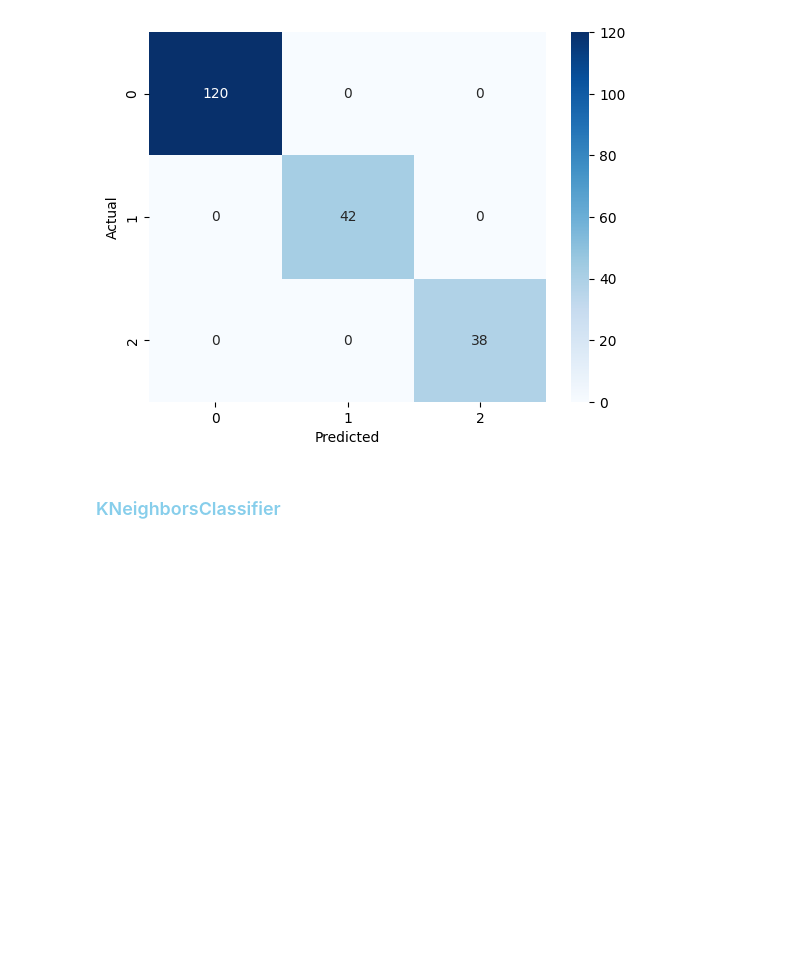
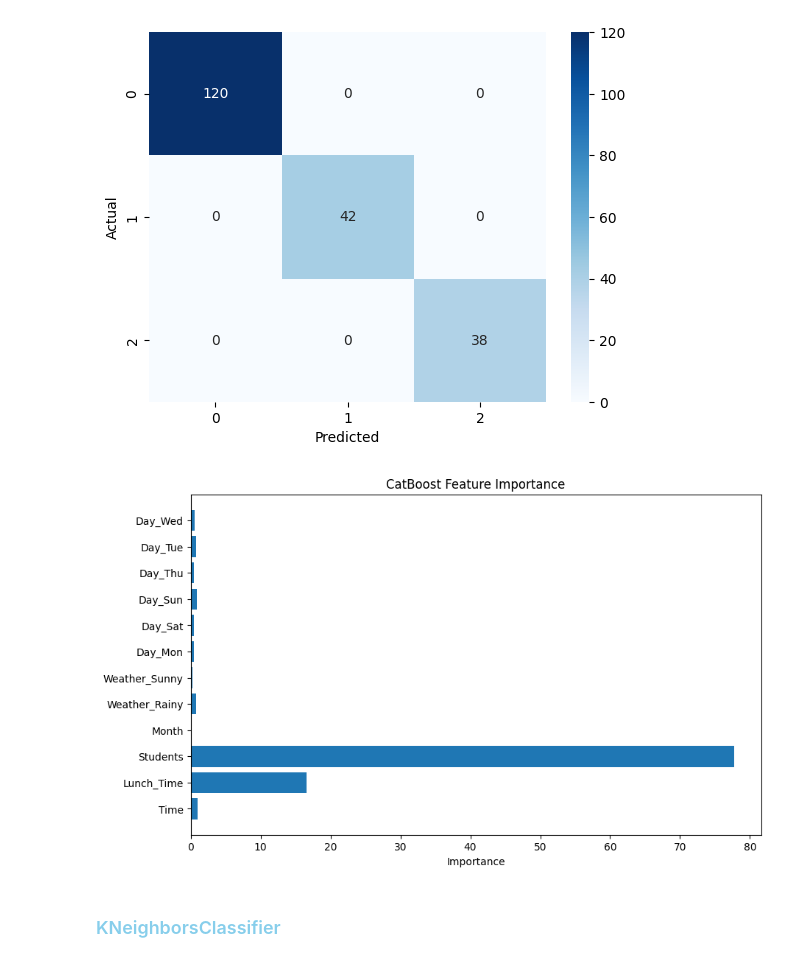
Before and after one commit to Wasima230Sultana/MU-Canteen-Rush-Predictor, a Jupyter notebook: Canteen-rush.ipynb, the cells around one changed output. Drawn from its saved outputs; the diff is of its cells as text; code cells hidden in the pictures; blank space fills up the shorter version.

Commit message:
CatBoost Feature Importance

```diff
--- a/Canteen-rush.ipynb
+++ b/Canteen-rush.ipynb
@@ -1068,6 +1068,19 @@ plt.ylabel("Actual")
 plt.show()
 # %% [output]
 [figure]
+# %%
+# 1️⃣ Get feature importance
+feature_importances = modelcat.get_feature_importance()
+feature_names = X_train.columns  # assuming X_train is a pandas DataFrame
+
+# 2️⃣ Plot
+plt.figure(figsize=(10,6))
+plt.barh(feature_names, feature_importances)
+plt.xlabel("Importance")
+plt.title("CatBoost Feature Importance")
+plt.show()
+# %% [output]
+[figure, added]
 # %% [markdown]
 <h3 style="color:skyblue">KNeighborsClassifier</h3>
 # %%
```
